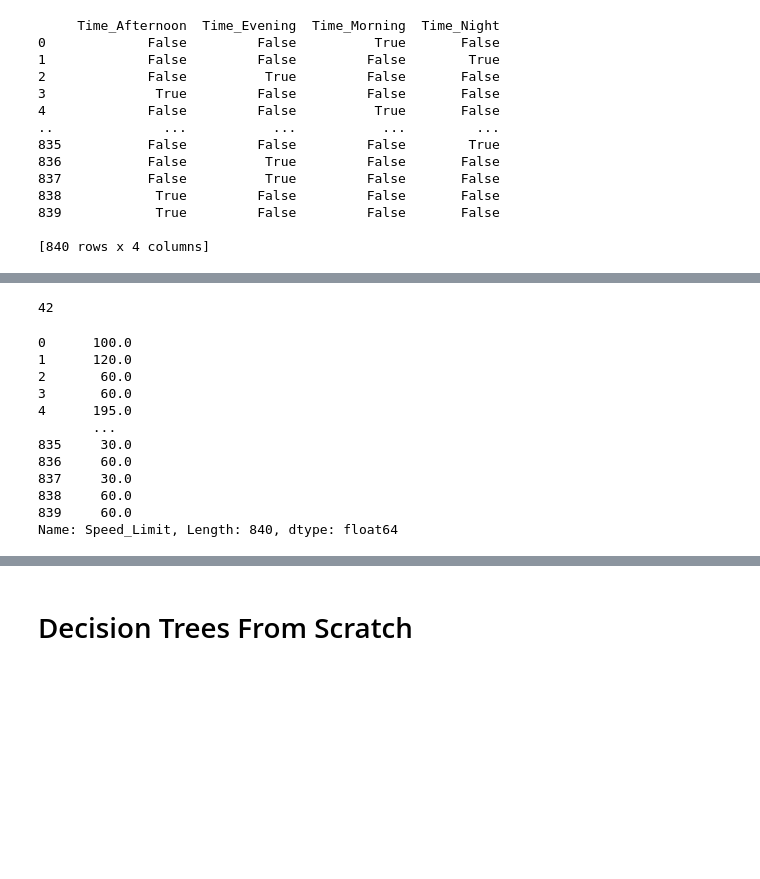
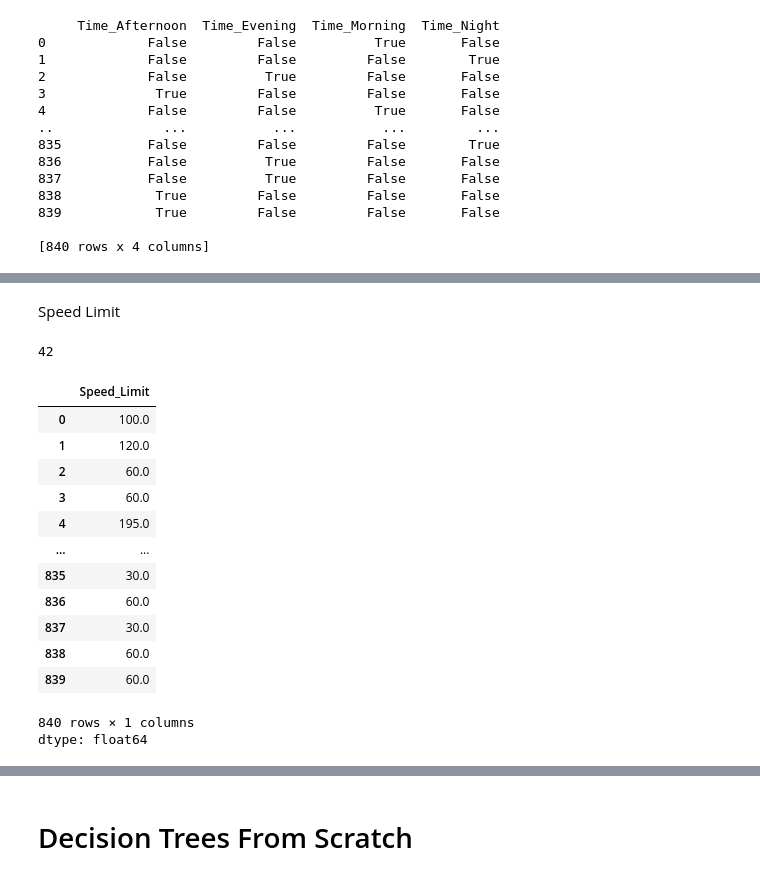
Before and after one commit to AsfandYar-Ktk/Decision-Trees, a Jupyter notebook: Decision_Trees.ipynb, the cells around one changed output, grey strips where cells are left out. Drawn from its saved outputs; the diff is of its cells as text; code cells hidden in the pictures; blank space fills up the shorter version.

```diff
--- a/Decision_Trees.ipynb
+++ b/Decision_Trees.ipynb
@@ -290,21 +273,25 @@ print(df_copy.head())
+# %% [markdown]
+Speed Limit
 # %%
 df_copy['Speed_Limit'].isna().sum()
 # %% [output]
 42
 # %%
 df_copy_2 = df_copy.copy()
-df_copy_2 = df_copy_2.Speed_Limit.fillna(60)
-print(df_copy_2)
+df_copy_2.Speed_Limit = df_copy_2.Speed_Limit.fillna(60)
+df_copy_2.Speed_Limit
 # %% [output]
+|  | Speed_Limit |
+| 0 | 100.0 |
+| 1 | 120.0 |
+| 2 | 60.0 |
+| 3 | 60.0 |
+| 4 | 195.0 |
+| ... | ... |
+| 835 | 30.0 |
+| 836 | 60.0 |
+| 837 | 30.0 |
+| 838 | 60.0 |
+| 839 | 60.0 |
-0      100.0
-1      120.0
-2       60.0
-3       60.0
-4      195.0
-       ...
-835     30.0
-836     60.0
-837     30.0
-838     60.0
-839     60.0
-Name: Speed_Limit, Length: 840, dtype: float64
+840 rows × 1 columns
+dtype: float64
```
Also changed, not shown: parts of 11 cells of this notebook.
